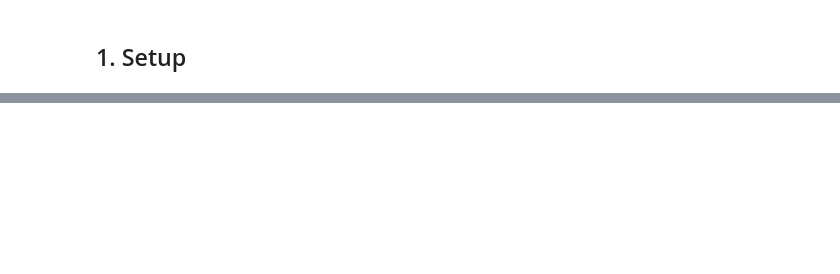
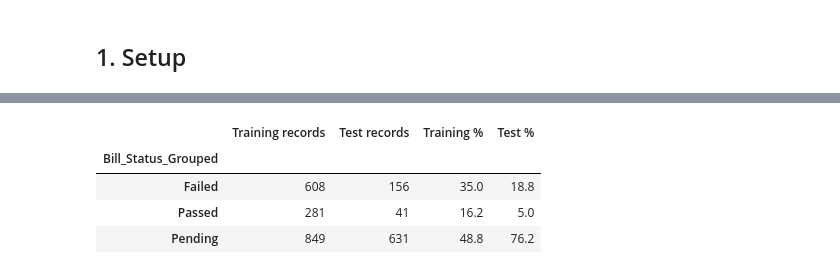
Before and after one commit to dhMontes/siads696-state-of-ai, a Jupyter notebook: notebooks/07_final_evaluation.ipynb, the cells around one changed output, grey strips where cells are left out. Cells and saved outputs as stored; diff of their text form; code cells hidden in the pictures; blank space fills up the shorter version.

```diff
--- a/notebooks/07_final_evaluation.ipynb
+++ b/notebooks/07_final_evaluation.ipynb
@@ -66,5 +64,12 @@ another configuration. A repeat run should reproduce the same agreed setup.
 # %%
-configuration = None
+configuration = {
+    "id": "metadata_svm",
+    "label": "Balanced SVM + metadata",
+    "family": "Linear SVM",
+    "model_type": "linear_svm",
+    "feature_set": "metadata",
+    "model_params": {"C": 10, "class_weight": "balanced", "max_iter": 20000},
+}
 TRAIN_START_YEAR = 2019
 TRAIN_END_YEAR = 2025
 TEST_YEAR = 2026
@@ -191,0 +83,31 @@ hash and package versions needed to reproduce the run.
+# %%
+common = pd.read_csv(data_path)
+years = pd.to_datetime(common["Introduction_Date"], errors="coerce").dt.year
+training = common[years.between(TRAIN_START_YEAR, TRAIN_END_YEAR)].copy()
+testing = common[years.eq(TEST_YEAR)].copy()
+
+class_counts = pd.DataFrame({
+    "Training records": training[TARGET].value_counts(),
+    "Test records": testing[TARGET].value_counts(),
+}).reindex(LABELS).fillna(0).astype(int)
+class_counts["Training %"] = 100 * class_counts["Training records"] / len(training)
+class_counts["Test %"] = 100 * class_counts["Test records"] / len(testing)
+display(class_counts.round(1))
+
+run = ch.run_experiment(
+    model_type=configuration["model_type"],
+    feature_set=configuration["feature_set"],
+    train_df=training,
+    val_df=testing,
+    target=TARGET,
+    feature_groups=FEATURE_GROUPS,
+    feature_sets=FEATURE_SETS,
+    model_params=configuration["model_params"],
+)
+recorded, predicted = run["y_val"], run["val_predictions"]
+# %% [output]
+|  | Training records | Test records | Training % | Test % |
+| Bill_Status_Grouped |  |  |  |  |
+| Failed | 608 | 156 | 35.0 | 18.8 |
+| Passed | 281 | 41 | 16.2 | 5.0 |
+| Pending | 849 | 631 | 48.8 | 76.2 |
```
Also changed, not shown: parts of 14 cells of this notebook, 7 other files.
